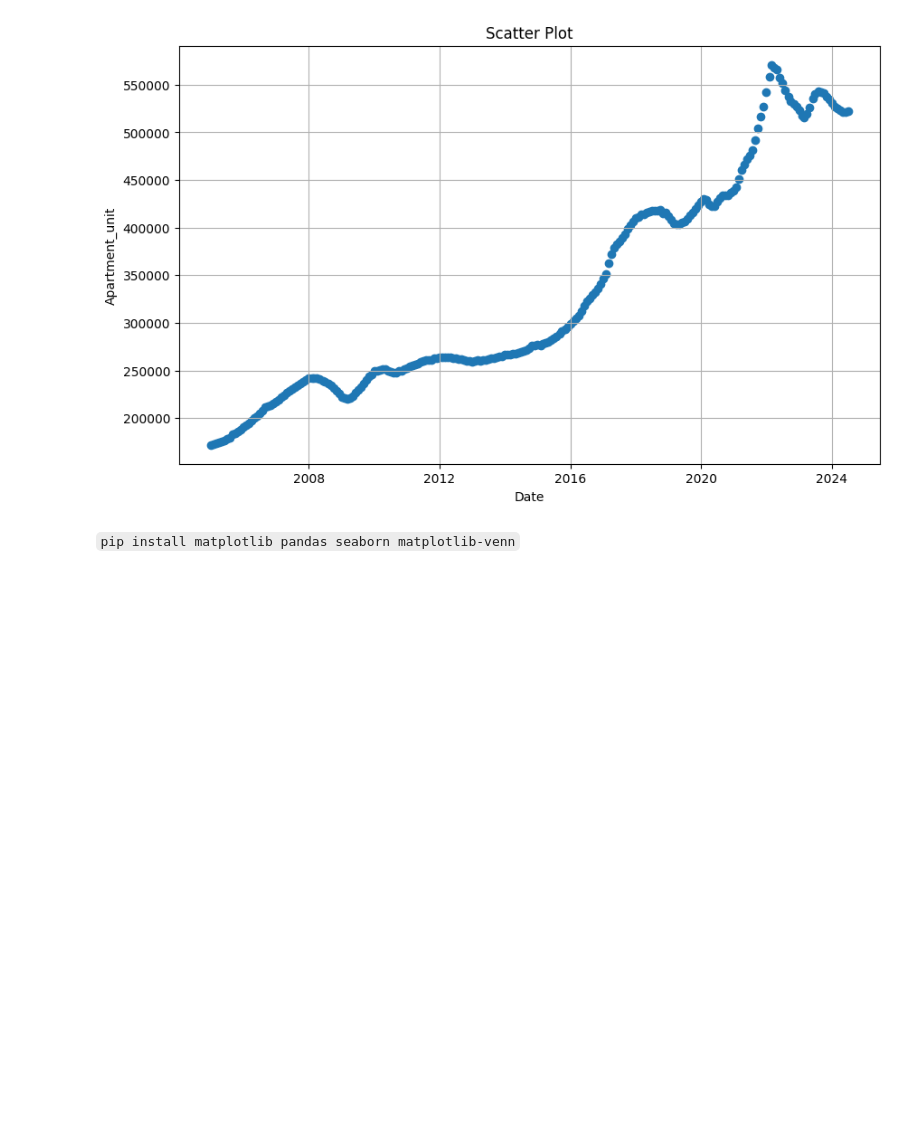
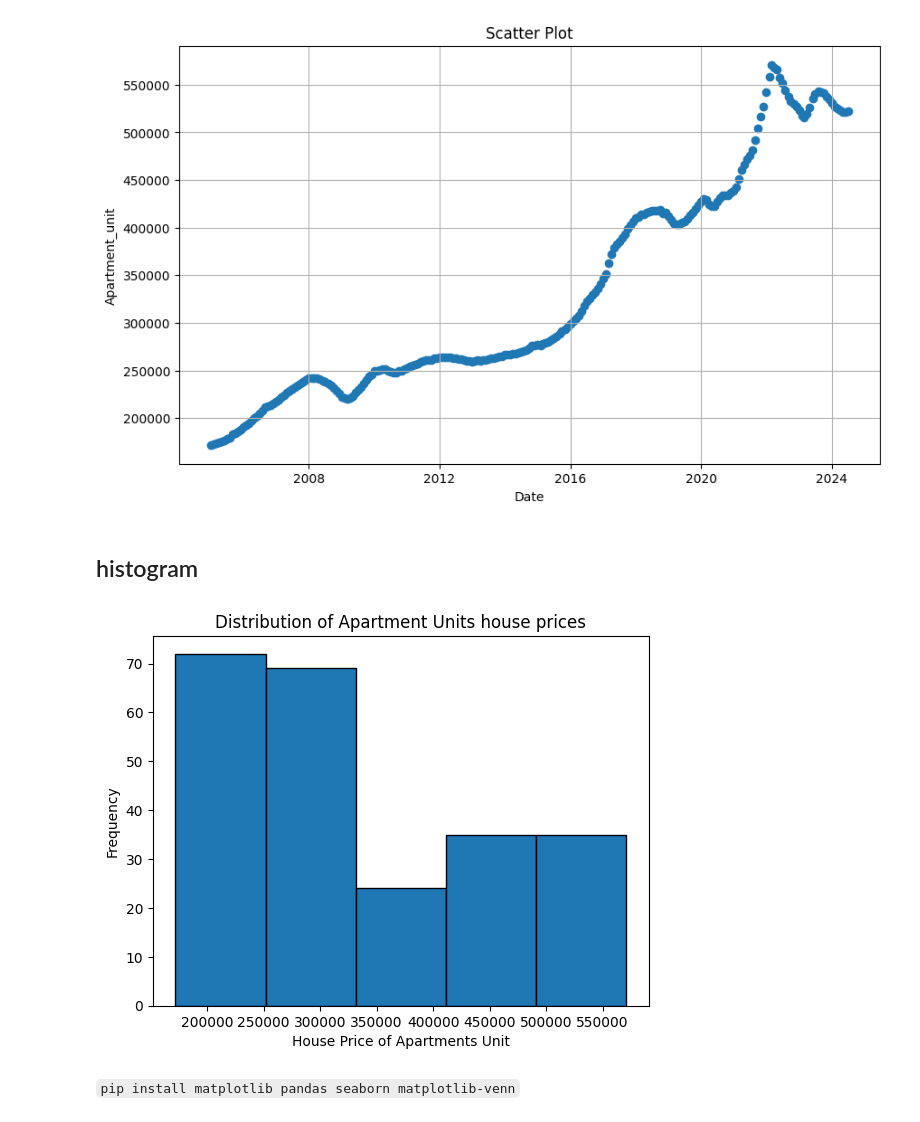
Before and after one commit to Jianting-Selina/PROG8430-1, a Jupyter notebook: week2presentation.ipynb, the cells around one changed output. Cells and saved outputs as stored; diff of their text form; code cells hidden in the pictures; blank space fills up the shorter version.

Commit message:
add histogram

```diff
--- a/week2presentation.ipynb
+++ b/week2presentation.ipynb
@@ -172,6 +172,20 @@ plt.grid(True)
 plt.show()
 # %% [output]
 [figure]
+# %% [markdown]
+## histogram
+# %%
+plt.hist(df['Apartment_unit'], bins=5, edgecolor='black')
+
+# Add labels and a title
+plt.xlabel('House Price of Apartments Unit')
+plt.ylabel('Frequency')
+plt.title('Distribution of Apartment Units house prices')
+
+# Display the histogram
+plt.show()
+# %% [output]
+[figure, added]
 # %% [markdown]
 `pip install matplotlib pandas seaborn matplotlib-venn`
 # %% [markdown]
```
